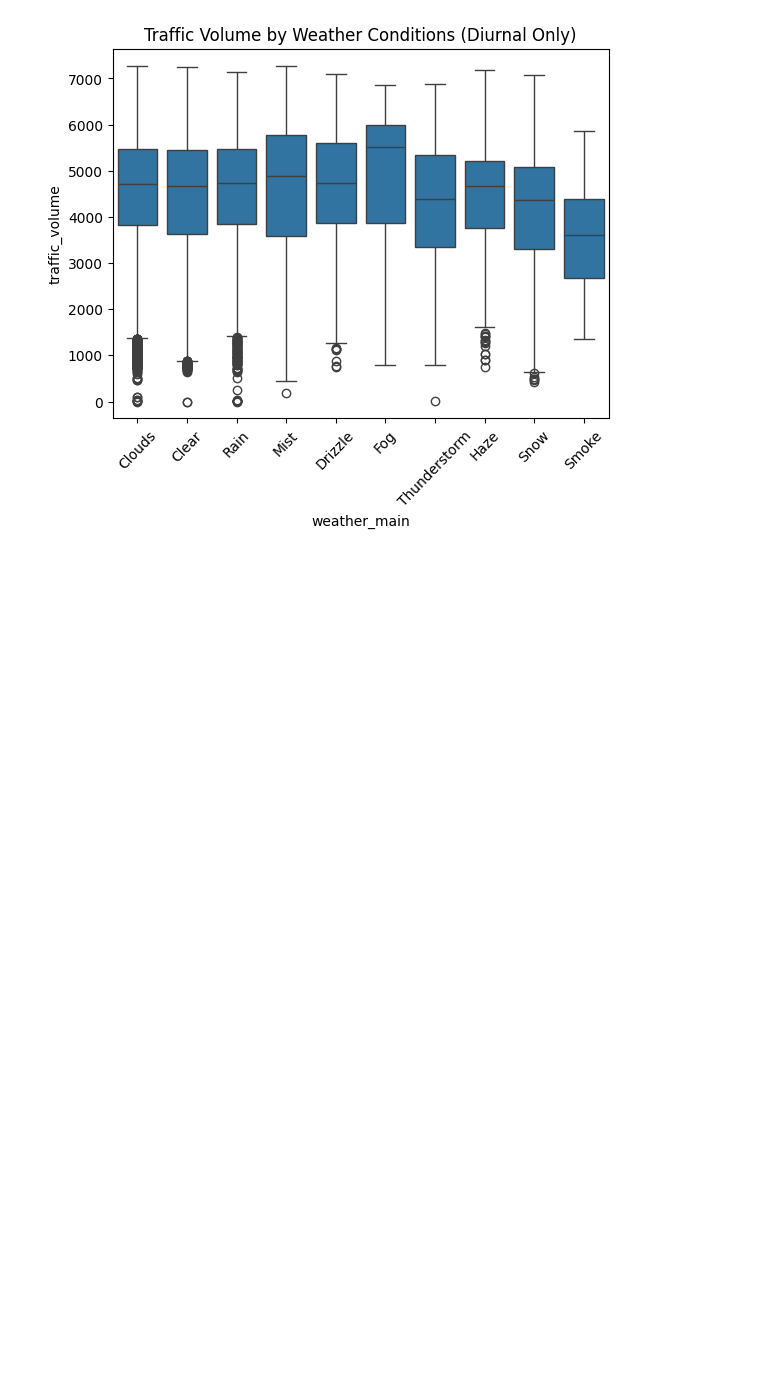
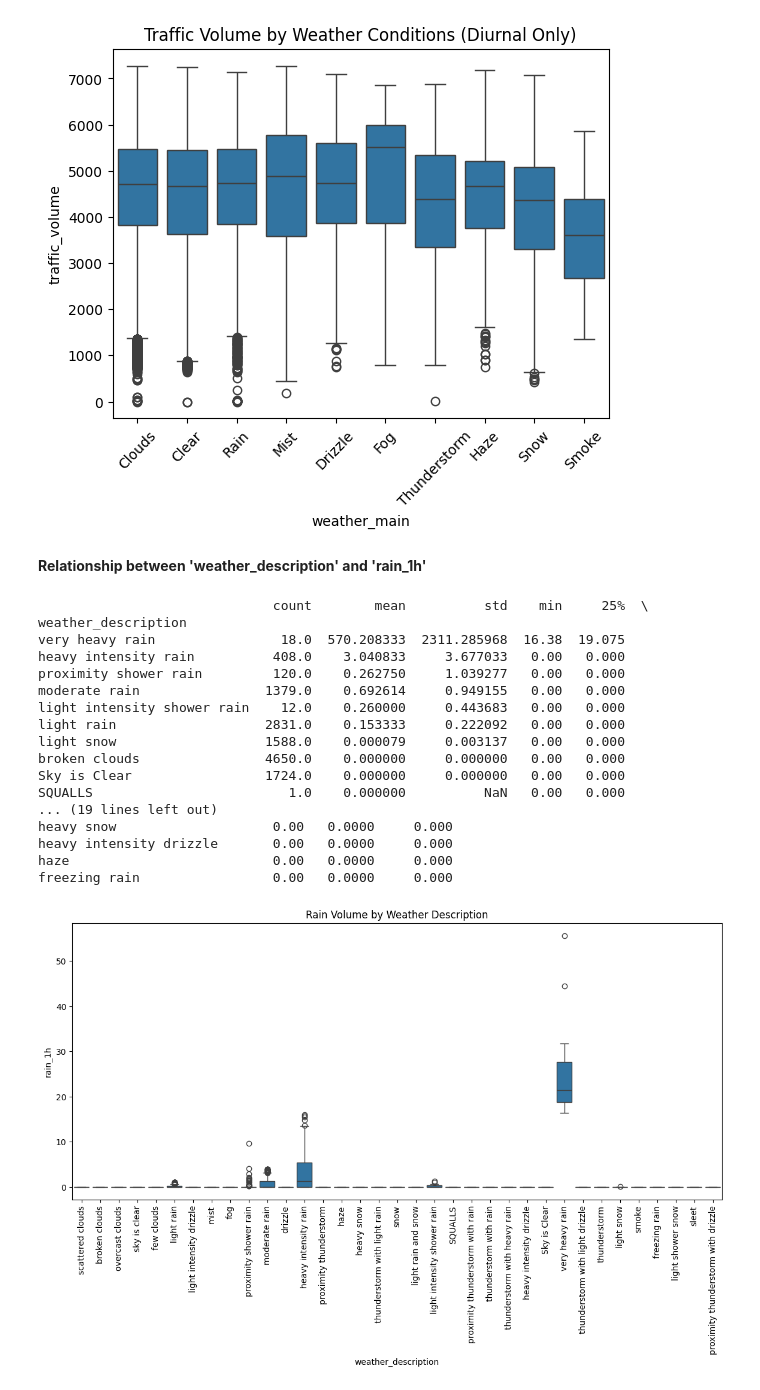
Before and after one commit to LuizCorrei4/predict-traffic-volume, a Jupyter notebook: notebooks/01-exploration.ipynb, the cells around one changed output. Cells and saved outputs as stored; diff of their text form; code cells hidden in the pictures; blank space fills up the shorter version.

```diff
--- a/notebooks/01-exploration.ipynb
+++ b/notebooks/01-exploration.ipynb
@@ -1033,3 +1102,34 @@ plt.title('Traffic Volume by Weather Conditions (Diurnal Only)')
 plt.show()
 # %% [output]
 [figure]
+# %% [markdown]
+**Relationship between 'weather_description' and 'rain_1h'**
+# %%
+# Group by weather_description and describe rain_1h
+rain_by_desc = df.groupby('weather_description')['rain_1h'].describe().sort_values(by='max', ascending=False)
+print(rain_by_desc.head(15))
+
+plt.figure(figsize=(14, 6))
+sns.boxplot(x='weather_description', y='rain_1h', data=df[df['rain_1h'] < 100]) # filtering extreme outlier for better visualization
+plt.xticks(rotation=90)
+plt.title('Rain Volume by Weather Description')
+plt.show()
+# %% [output]
+                              count        mean          std    min     25%  \
+weather_description
+very heavy rain                18.0  570.208333  2311.285968  16.38  19.075
+heavy intensity rain          408.0    3.040833     3.677033   0.00   0.000
+proximity shower rain         120.0    0.262750     1.039277   0.00   0.000
+moderate rain                1379.0    0.692614     0.949155   0.00   0.000
+light intensity shower rain    12.0    0.260000     0.443683   0.00   0.000
+light rain                   2831.0    0.153333     0.222092   0.00   0.000
+light snow                   1588.0    0.000079     0.003137   0.00   0.000
+broken clouds                4650.0    0.000000     0.000000   0.00   0.000
+Sky is Clear                 1724.0    0.000000     0.000000   0.00   0.000
+SQUALLS                         1.0    0.000000          NaN   0.00   0.000
+... (19 lines left out)
+heavy snow                    0.00   0.0000     0.000
+heavy intensity drizzle       0.00   0.0000     0.000
+haze                          0.00   0.0000     0.000
+freezing rain                 0.00   0.0000     0.000
+[figure, added]
```
Also changed, not shown: parts of 9 cells of this notebook, 10 other files.
